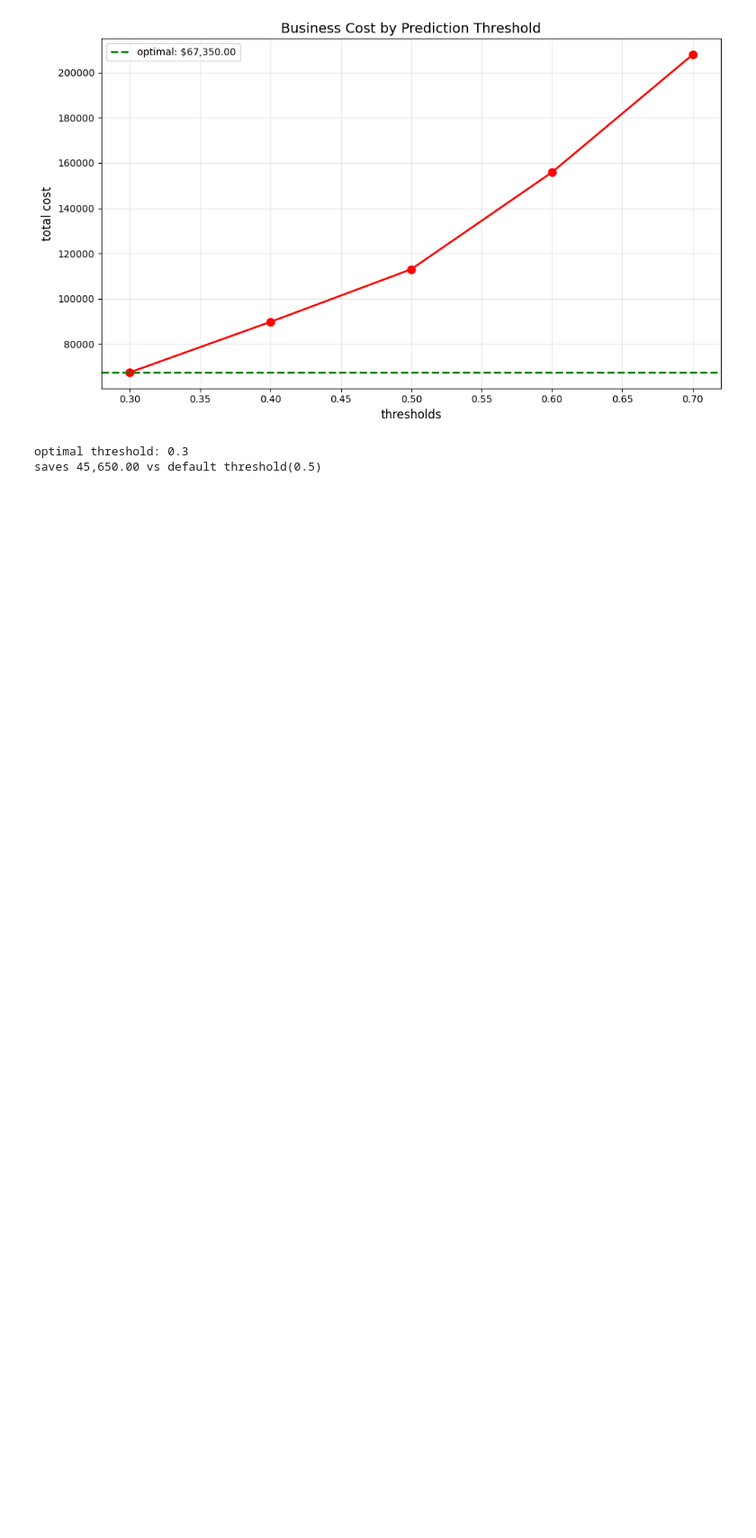
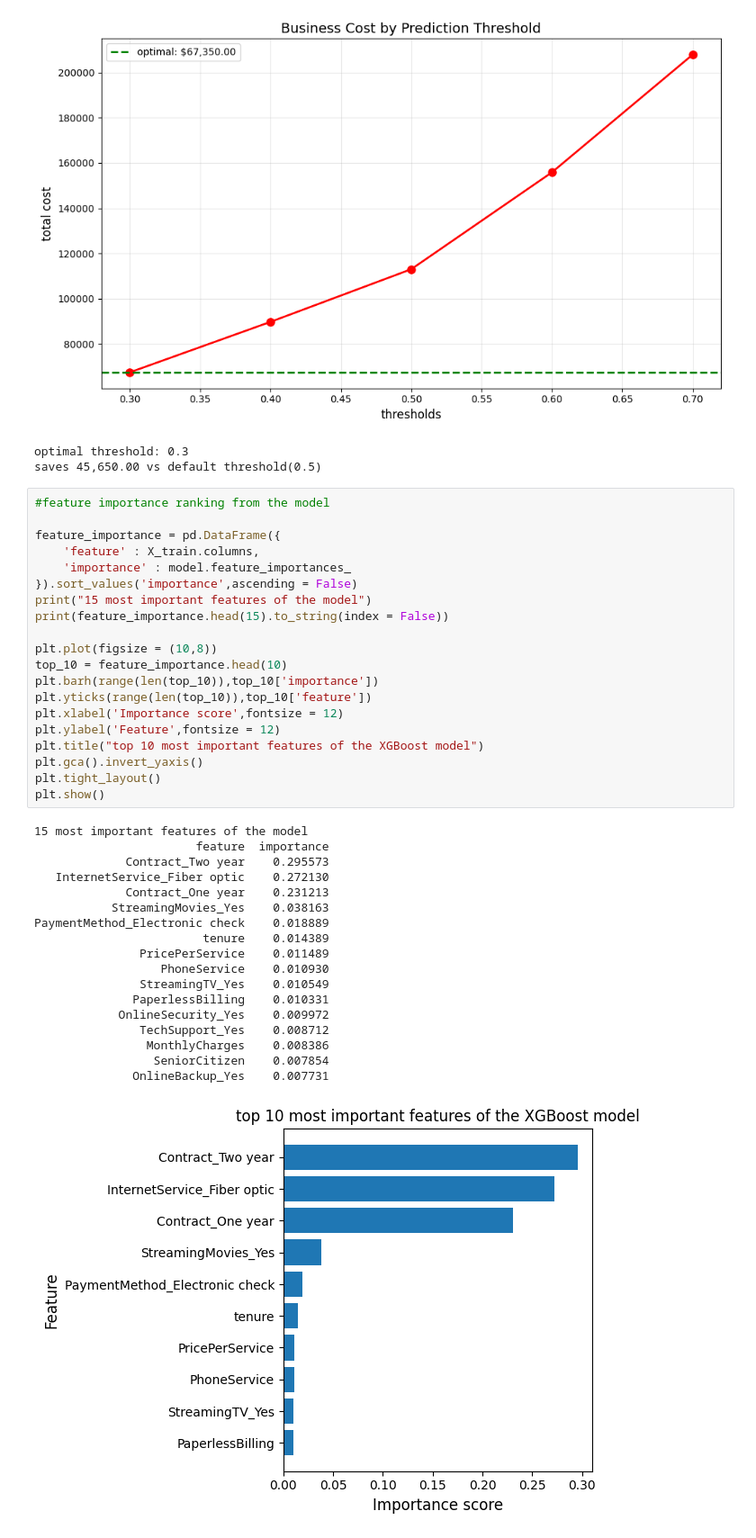
Before and after one commit to Dereger325/churn-data-prediction, a Jupyter notebook: churn_analysis.ipynb, the cells around one changed output. Shown at 90% size. Saved outputs shown, nothing was run; the diff lists cells and outputs as text; blank space fills up the shorter version.

Commit message:
Day 6 : Feature importance analysis - contract type dominates, fiber optic issue identified, AUC=0.84

```diff
--- a/churn_analysis.ipynb
+++ b/churn_analysis.ipynb
@@ -507,3 +507,42 @@ print(f"saves {costs[2] - min(costs):,.2f} vs default threshold(0.5)")
 [figure]
 optimal threshold: 0.3
 saves 45,650.00 vs default threshold(0.5)
+# %%
+#feature importance ranking from the model
+
+feature_importance = pd.DataFrame({
+    'feature' : X_train.columns,
+    'importance' : model.feature_importances_
+}).sort_values('importance',ascending = False)
+print("15 most important features of the model")
+print(feature_importance.head(15).to_string(index = False))
+
+plt.plot(figsize = (10,8))
+top_10 = feature_importance.head(10)
+plt.barh(range(len(top_10)),top_10['importance'])
+plt.yticks(range(len(top_10)),top_10['feature'])
+plt.xlabel('Importance score',fontsize = 12)
+plt.ylabel('Feature',fontsize = 12)
+plt.title("top 10 most important features of the XGBoost model")
+plt.gca().invert_yaxis()
+plt.tight_layout()
+plt.show()
+# %% [output]
+15 most important features of the model
+                       feature  importance
+             Contract_Two year    0.295573
+   InternetService_Fiber optic    0.272130
+             Contract_One year    0.231213
+           StreamingMovies_Yes    0.038163
+PaymentMethod_Electronic check    0.018889
+                        tenure    0.014389
+               PricePerService    0.011489
+                  PhoneService    0.010930
+               StreamingTV_Yes    0.010549
+              PaperlessBilling    0.010331
+            OnlineSecurity_Yes    0.009972
+               TechSupport_Yes    0.008712
+                MonthlyCharges    0.008386
+                 SeniorCitizen    0.007854
+              OnlineBackup_Yes    0.007731
+[figure, added]
```
Also changed, not shown: parts of 3 cells of this notebook.
